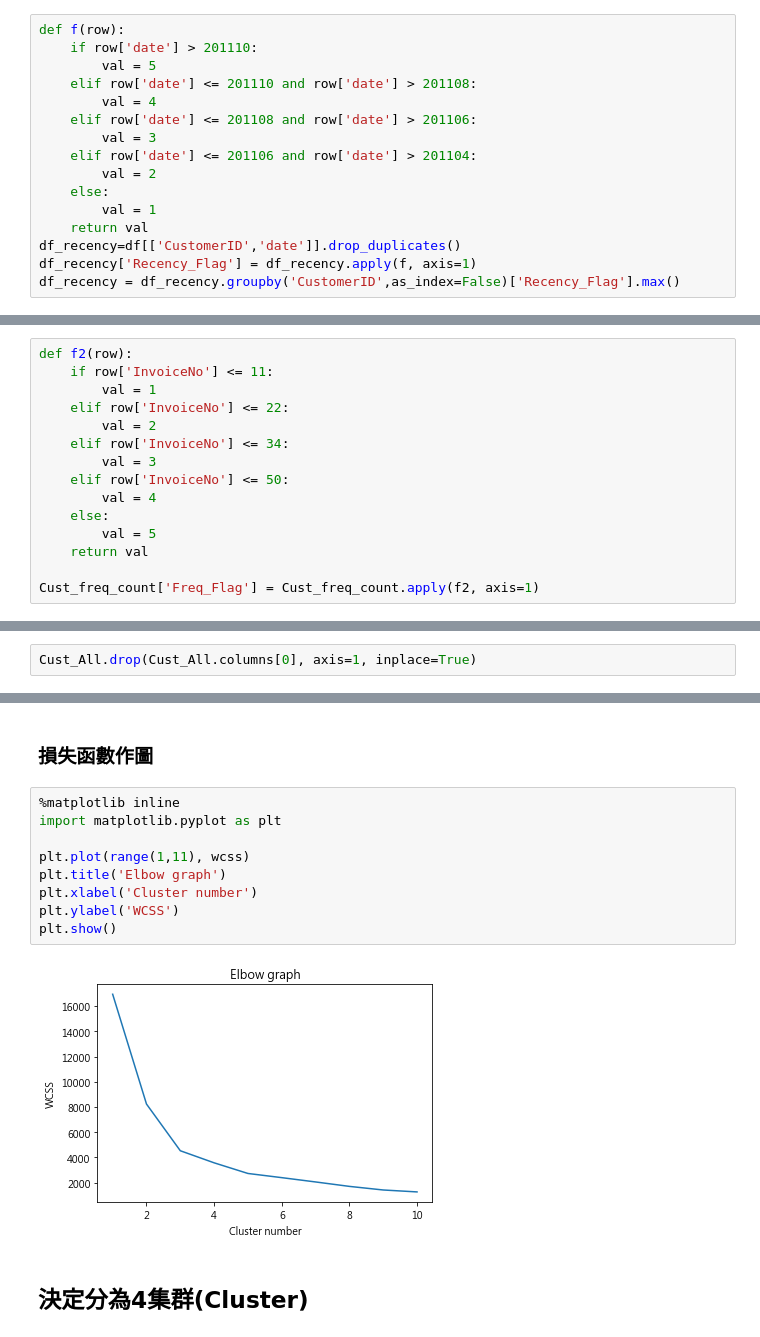
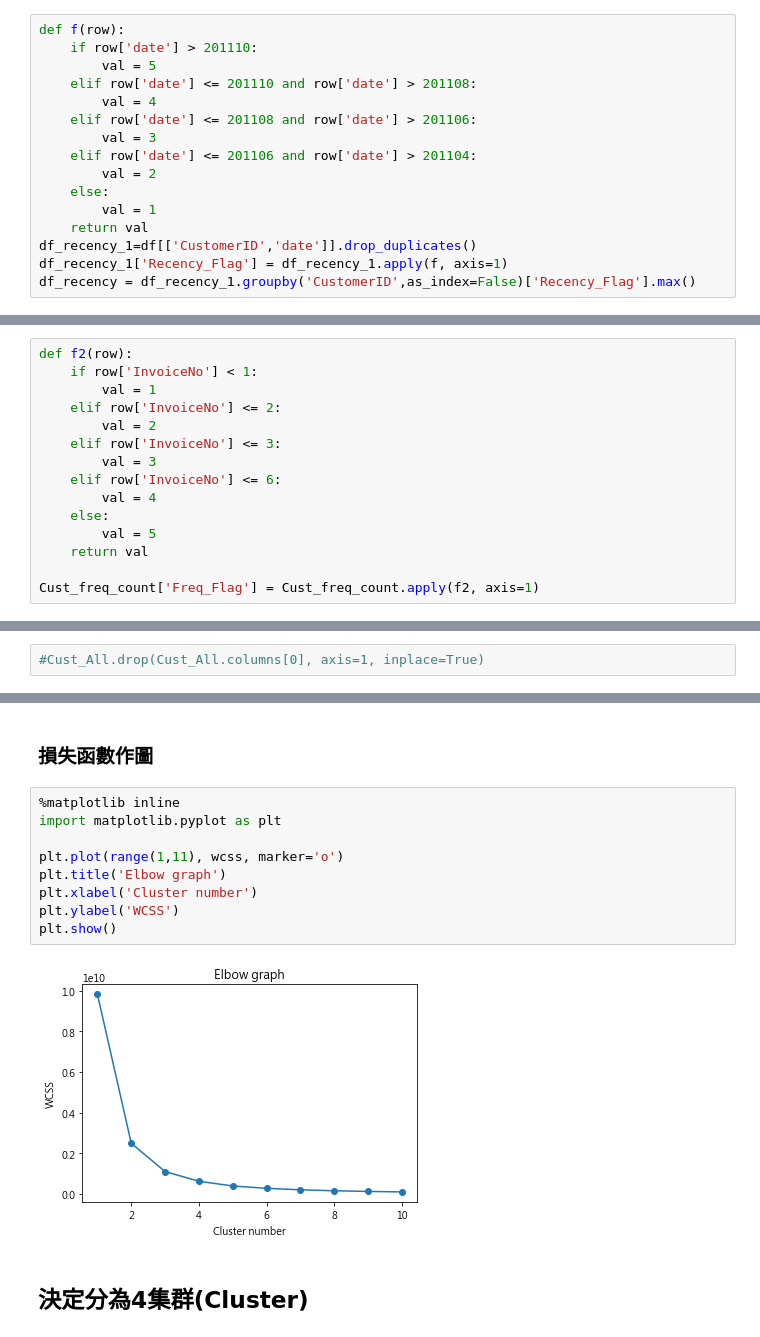
Before and after one commit to mc6666/AI_Applications, a Jupyter notebook: Day02 Customer Segmentation/Customer Segmentation.ipynb, the cells around one changed output, grey strips where cells are left out. Saved outputs shown, nothing was run; the diff lists cells and outputs as text.

```diff
--- a/Day02 Customer Segmentation/Customer Segmentation.ipynb
+++ b/Day02 Customer Segmentation/Customer Segmentation.ipynb
@@ -34,9 +34,9 @@ def f(row):
     else:
         val = 1
     return val
-df_recency=df[['CustomerID','date']].drop_duplicates()
-df_recency['Recency_Flag'] = df_recency.apply(f, axis=1)
-df_recency = df_recency.groupby('CustomerID',as_index=False)['Recency_Flag'].max()
+df_recency_1=df[['CustomerID','date']].drop_duplicates()
+df_recency_1['Recency_Flag'] = df_recency_1.apply(f, axis=1)
+df_recency = df_recency_1.groupby('CustomerID',as_index=False)['Recency_Flag'].max()
 # %%
 df_recency.head(10)
 # %% [output]
@@ -73,12 +74,12 @@ unique_invoice
 # %%
 def f2(row):
-    if row['InvoiceNo'] <= 11:
+    if row['InvoiceNo'] < 1:
         val = 1
-    elif row['InvoiceNo'] <= 22:
+    elif row['InvoiceNo'] <= 2:
         val = 2
-    elif row['InvoiceNo'] <= 34:
+    elif row['InvoiceNo'] <= 3:
         val = 3
-    elif row['InvoiceNo'] <= 50:
+    elif row['InvoiceNo'] <= 6:
         val = 4
     else:
         val = 5
@@ -139,7 +149,7 @@ Cust_All.head(10)
 # %% [markdown]
 ### 使用 K means 分群
 # %%
-Cust_All.drop(Cust_All.columns[0], axis=1, inplace=True)
+#Cust_All.drop(Cust_All.columns[0], axis=1, inplace=True)
 # %%
 from sklearn.cluster import KMeans
 
@@ -153,14 +163,14 @@ for i in range(1,11):
 # %%
 %matplotlib inline
 import matplotlib.pyplot as plt
 
-plt.plot(range(1,11), wcss)
+plt.plot(range(1,11), wcss, marker='o')
 plt.title('Elbow graph')
 plt.xlabel('Cluster number')
 plt.ylabel('WCSS')
 plt.show()
 # %% [output]
-[figure, old version]
+[figure, new version]
 # %% [markdown]
 ## 決定分為4集群(Cluster)
 # %%
```
Also changed, not shown: parts of 12 cells of this notebook.
